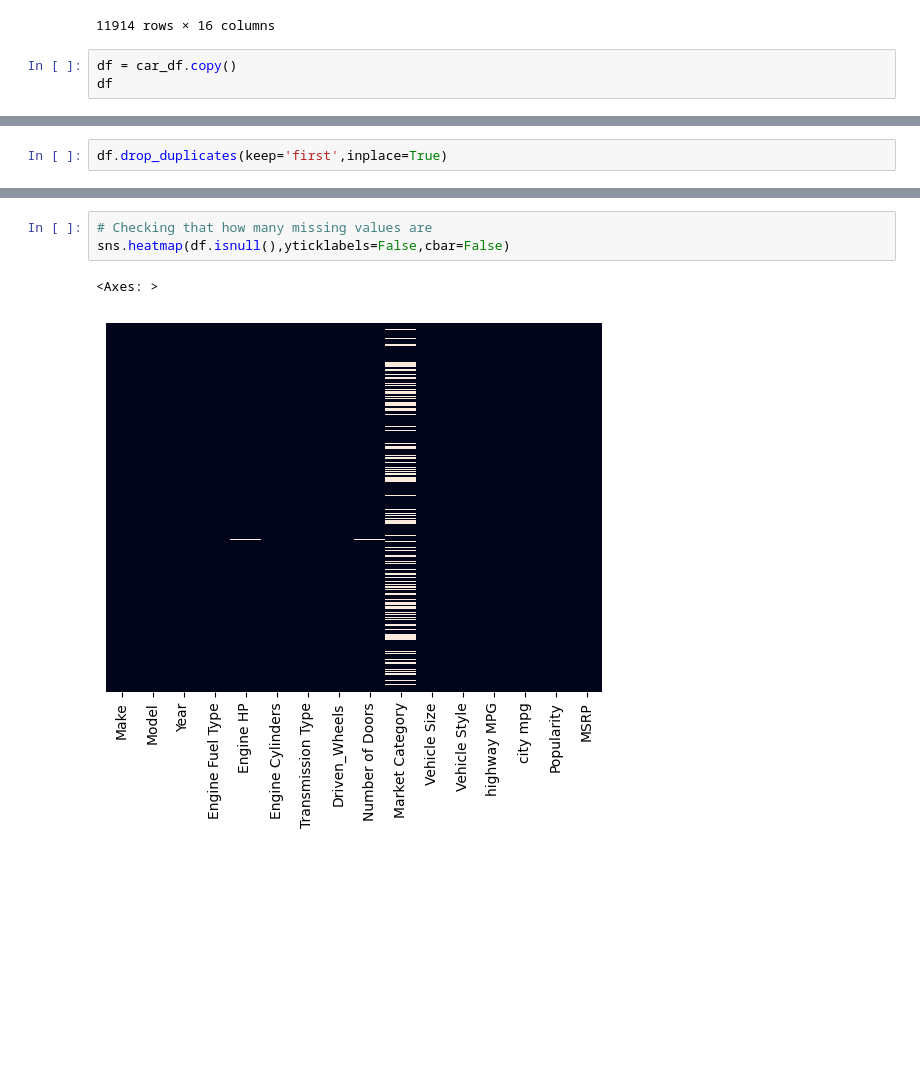
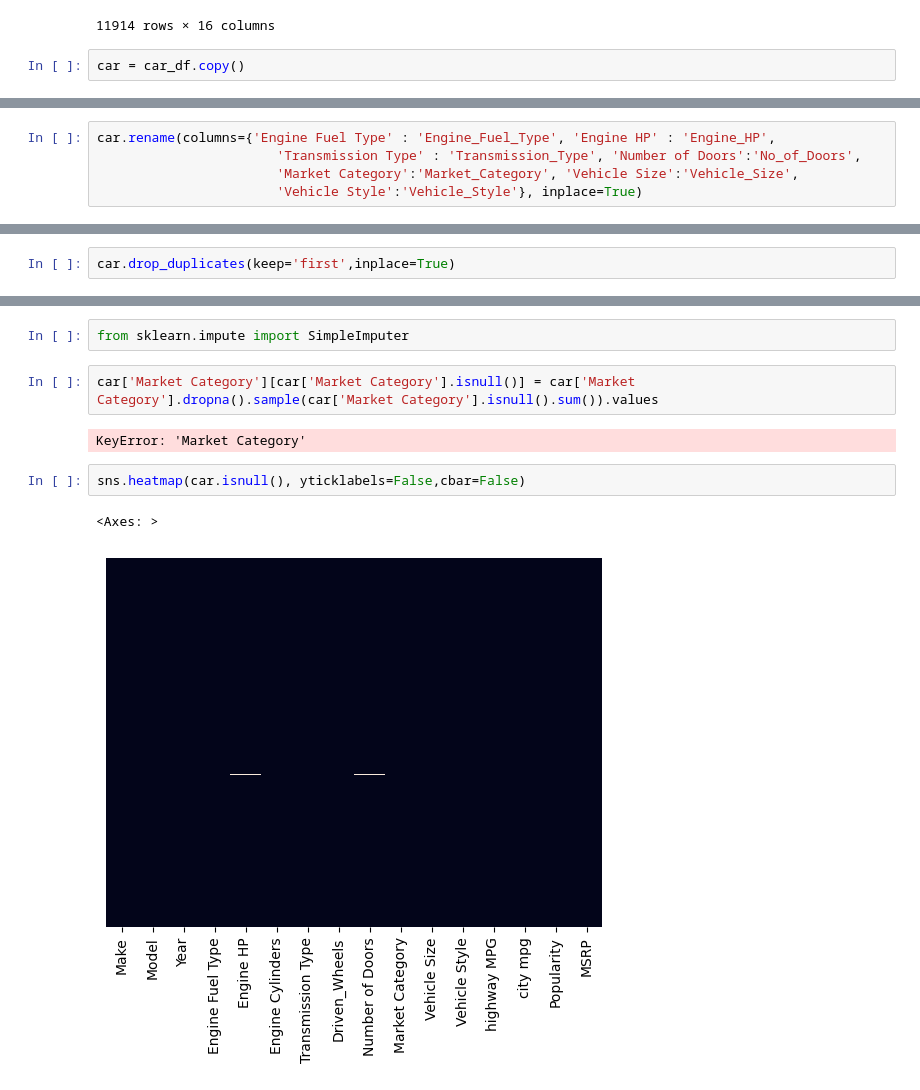
Before and after one commit to ShraddhaPatel17/Data_Science, a Jupyter notebook: Data Analysis/Assignment/Data Analysis Assignment.ipynb, the cells around one changed output, grey strips where cells are left out. Saved outputs shown, nothing was run; the diff lists cells and outputs as text; blank space fills up the shorter version.

```diff
--- a/Data Analysis/Assignment/Data Analysis Assignment.ipynb
+++ b/Data Analysis/Assignment/Data Analysis Assignment.ipynb
@@ -48,5 +48,4 @@ car_df
 | 11913 | Lincoln | Zephyr | 2006 | regular unleaded | 221.0 | 6.0 | AUTOMATIC | ... |
 11914 rows × 16 columns
 # %%
-df = car_df.copy()
-df
+car = car_df.copy()
@@ -60,2 +52,7 @@ df
+# %%
+car.rename(columns={'Engine Fuel Type' : 'Engine_Fuel_Type', 'Engine HP' : 'Engine_HP',
+                       'Transmission Type' : 'Transmission_Type', 'Number of Doors':'No_of_Doors',
+                       'Market Category':'Market_Category', 'Vehicle Size':'Vehicle_Size',
+                       'Vehicle Style':'Vehicle_Style'}, inplace=True)
 # %%
 # Checking column's datatypes
@@ -85,2 +82,2 @@ np.int64(715)
 # %%
-df.drop_duplicates(keep='first',inplace=True)
+car.drop_duplicates(keep='first',inplace=True)
@@ -87,6 +104,11 @@ df.drop_duplicates(keep='first',inplace=True)
+# %%
+from sklearn.impute import SimpleImputer
+# %%
+car['Market Category'][car['Market Category'].isnull()] = car['Market Category'].dropna().sample(car['Market Category'].isnull().sum()).values
+# %% [output]
+KeyError: 'Market Category'
 # %%
-# Checking that how many missing values are
-sns.heatmap(df.isnull(),yticklabels=False,cbar=False)
+sns.heatmap(car.isnull(), yticklabels=False,cbar=False)
 # %% [output]
 <Axes: >
-[figure, old version]
+[figure, new version]
```
Also changed, not shown: parts of 9 cells of this notebook, 3 other files.
